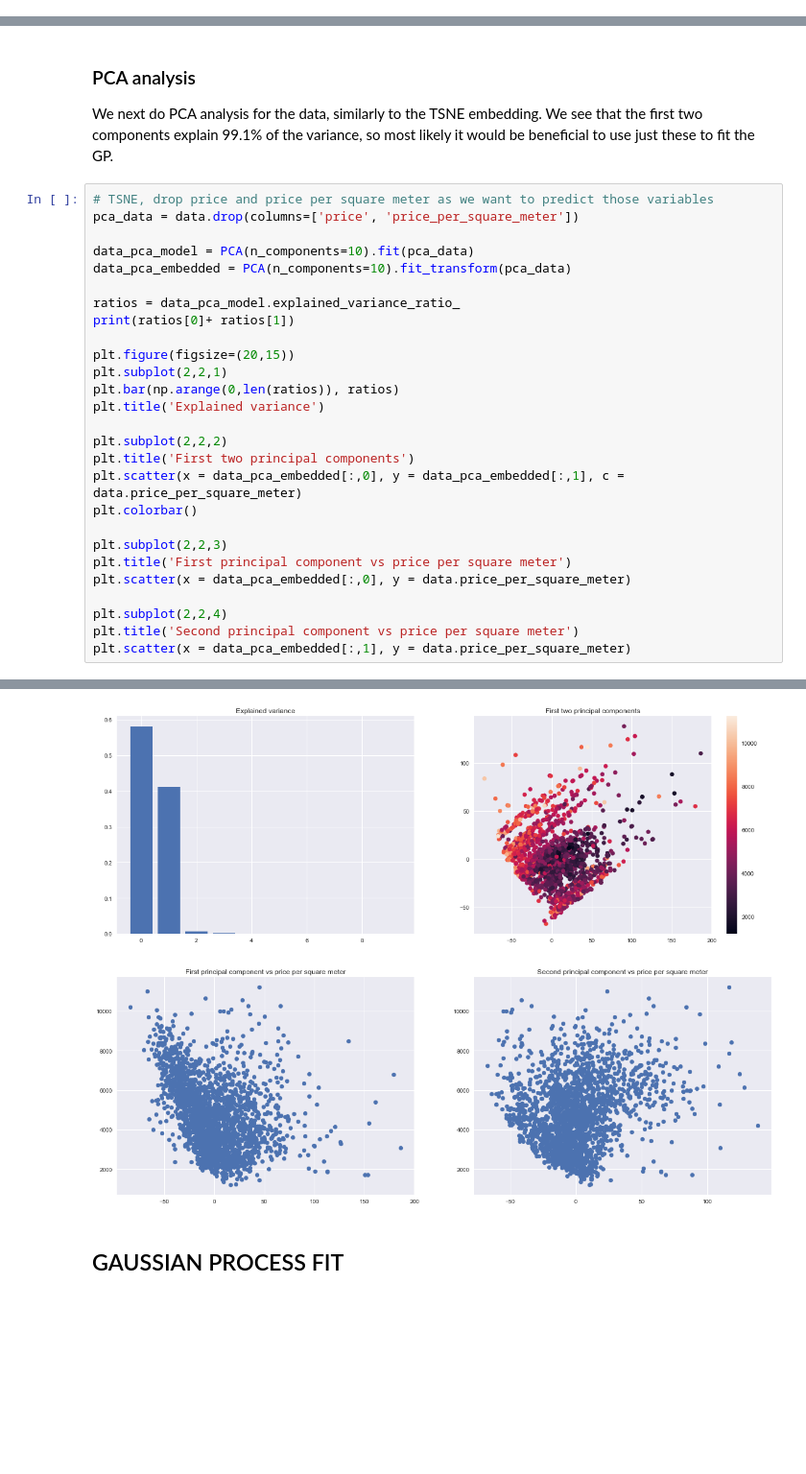
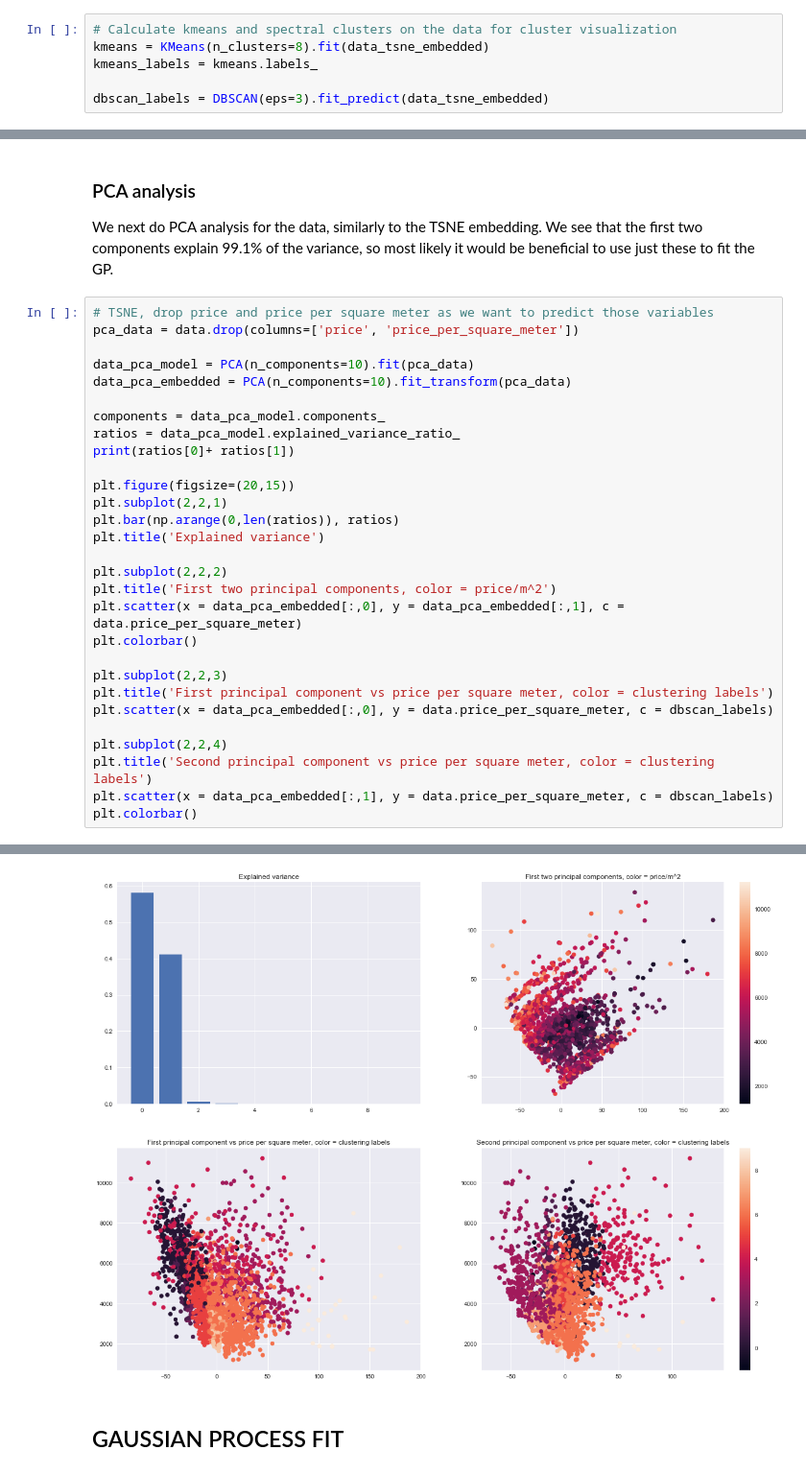
Before and after one commit to kaleaht/house-prices, a Jupyter notebook: sexy_book.ipynb, the cells around one changed output, grey strips where cells are left out. Shown at 96% size. Saved outputs shown, nothing was run; the diff lists cells and outputs as text; blank space fills up the shorter version.

```diff
--- a/sexy_book.ipynb
+++ b/sexy_book.ipynb
@@ -145,5 +157,11 @@ We plot a couple of more tsne plots where the coloring is some other interesting
 # %%
 # TSNE, drop price and price per square meter as we want to predict those variables
 data_tsne_embedded = TSNE(n_components=2).fit_transform(data.drop(columns=['price', 'price_per_square_meter']))
+# %%
+# Calculate kmeans and spectral clusters on the data for cluster visualization
+kmeans = KMeans(n_clusters=8).fit(data_tsne_embedded)
+kmeans_labels = kmeans.labels_
+
+dbscan_labels = DBSCAN(eps=3).fit_predict(data_tsne_embedded)
 # %%
 plt.figure(figsize=(20, 20))
@@ -179,6 +223,7 @@ pca_data = data.drop(columns=['price', 'price_per_square_meter'])
 data_pca_model = PCA(n_components=10).fit(pca_data)
 data_pca_embedded = PCA(n_components=10).fit_transform(pca_data)
 
+components = data_pca_model.components_
 ratios = data_pca_model.explained_variance_ratio_
 print(ratios[0]+ ratios[1])
 
@@ -188,15 +233,16 @@ plt.bar(np.arange(0,len(ratios)), ratios)
 plt.title('Explained variance')
 
 plt.subplot(2,2,2)
-plt.title('First two principal components')
+plt.title('First two principal components, color = price/m^2')
 plt.scatter(x = data_pca_embedded[:,0], y = data_pca_embedded[:,1], c = data.price_per_square_meter)
 plt.colorbar()
 
 plt.subplot(2,2,3)
-plt.title('First principal component vs price per square meter')
-plt.scatter(x = data_pca_embedded[:,0], y = data.price_per_square_meter)
+plt.title('First principal component vs price per square meter, color = clustering labels')
+plt.scatter(x = data_pca_embedded[:,0], y = data.price_per_square_meter, c = dbscan_labels)
 
 plt.subplot(2,2,4)
-plt.title('Second principal component vs price per square meter')
-plt.scatter(x = data_pca_embedded[:,1], y = data.price_per_square_meter)
+plt.title('Second principal component vs price per square meter, color = clustering labels')
+plt.scatter(x = data_pca_embedded[:,1], y = data.price_per_square_meter, c = dbscan_labels)
+plt.colorbar()
 # %% [output]
@@ -205,4 +251,4 @@ plt.scatter(x = data_pca_embedded[:,1], y = data.price_per_square_meter)
-[figure, old version]
+[figure, new version]
 # %% [markdown]
 ## GAUSSIAN PROCESS FIT
 # %%
```
Also changed, not shown: parts of 14 cells of this notebook.
